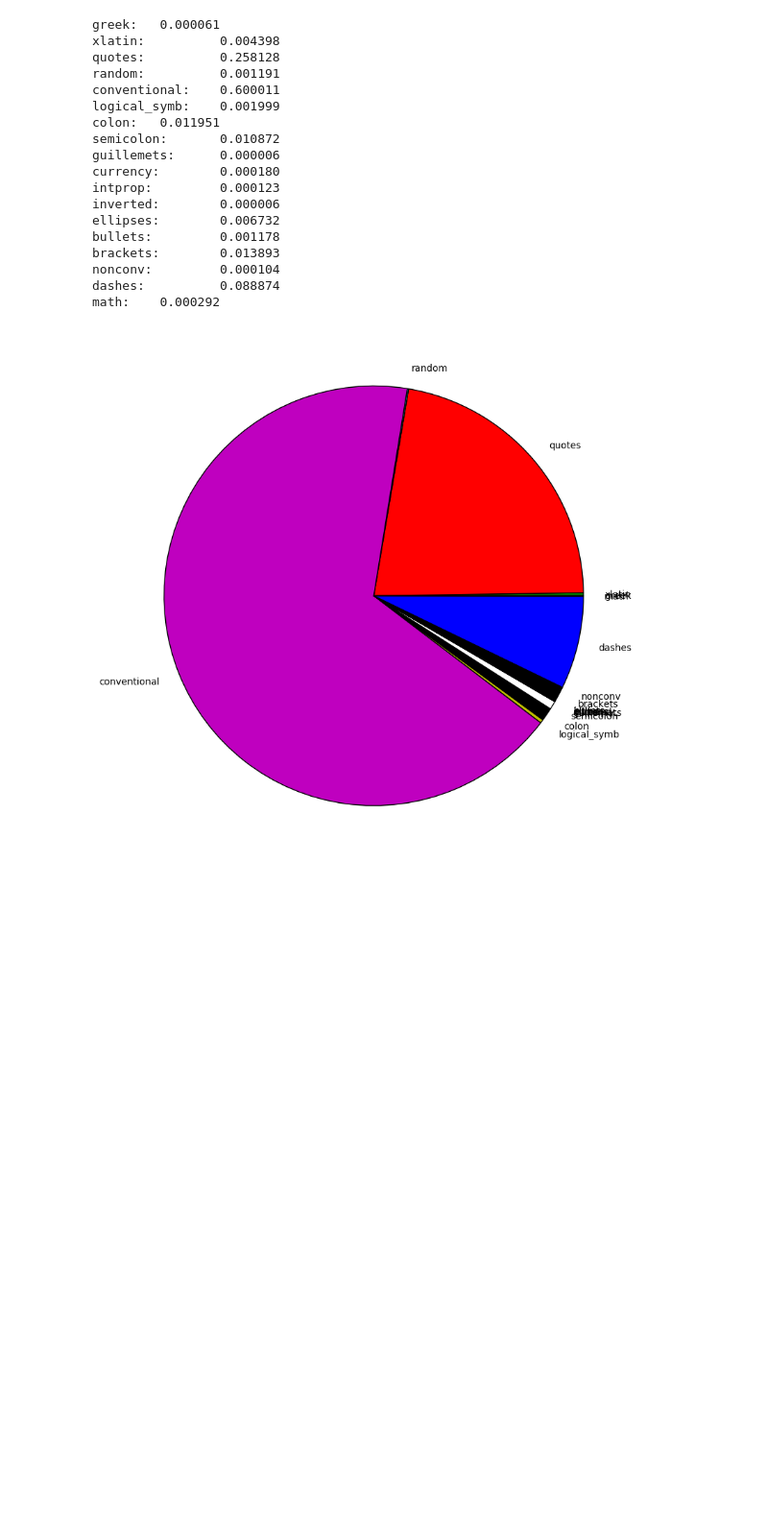
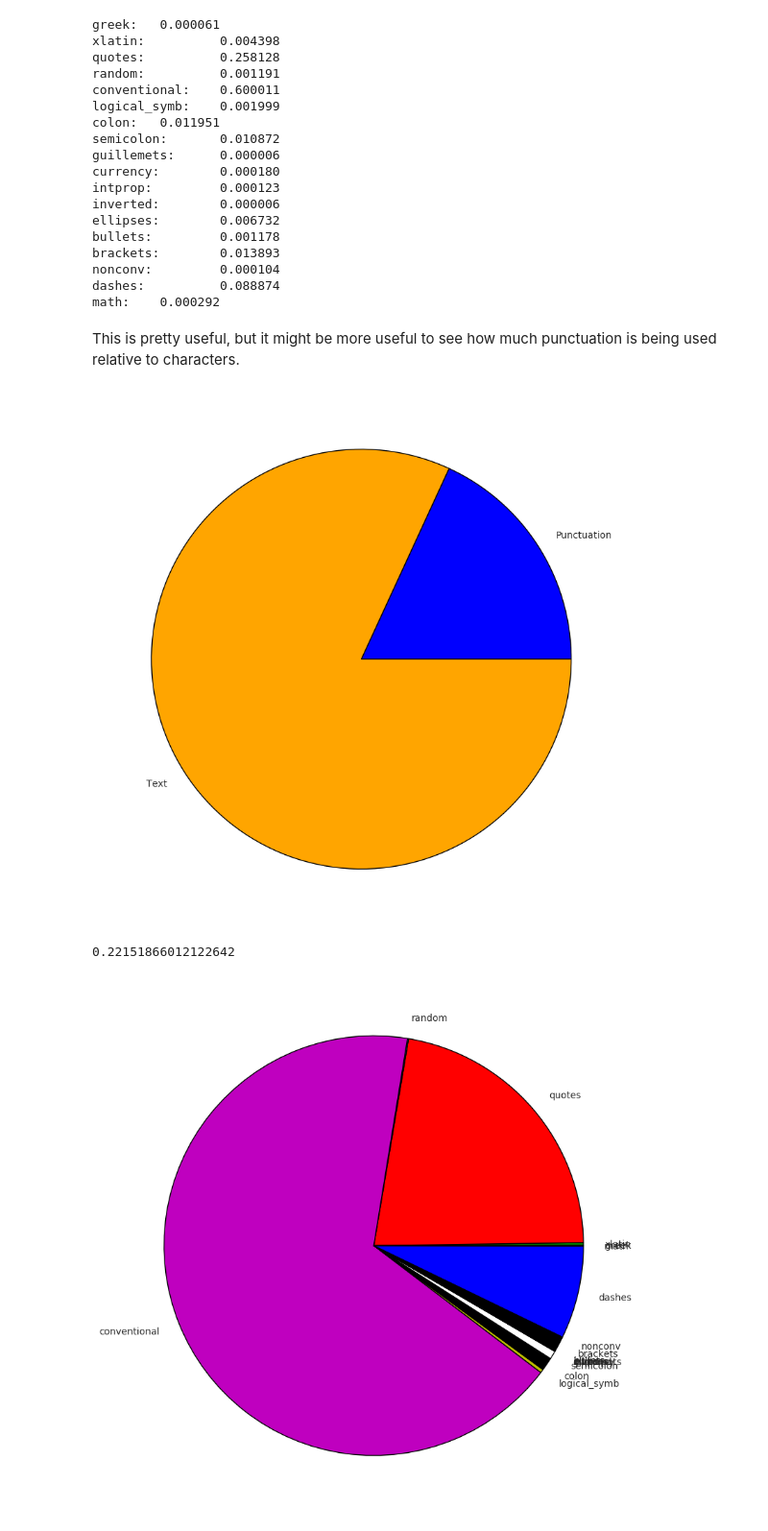
Before and after one commit to oppenheimera/josh_code, a Jupyter notebook: Non-Conventional Punctuation.ipynb, the cells around one changed output. Shown: that part at 96% size. Saved outputs shown, nothing was run; the diff lists cells and outputs as text; code cells hidden in the pictures; blank space fills up the shorter version.

```diff
--- a/Non-Conventional Punctuation.ipynb
+++ b/Non-Conventional Punctuation.ipynb
@@ -2,6 +2,7 @@
 We're going to be counting the occurences of various types of punctuation across the Postmodern and Post 9/11 corpora. As per usual, we will start with Postmodern, then move to Post 9/11, and finally merge.
 # %%
 # these are the imports we'll be using
+%matplotlib inline
 import nltk
 from nltk.tokenize import sent_tokenize
 import glob
@@ -9,6 +10,7 @@ import numpy as np
 import matplotlib.pyplot as plt
 import string
 import book
+plt.style.use('seaborn-white')
 # %%
 # read in all the novels in the postmodern corpus
 postmodern = []
@@ -94,6 +96,21 @@ brackets:        0.013893
 nonconv:         0.000104
 dashes:          0.088874
 math:    0.000292
+# %% [markdown]
+This is pretty useful, but it might be more useful to see how much punctuation is being used relative to characters.
+# %%
+p1 = sum(punct.values())
+p2 = sum([len(n.text) for n in postmodern])
+
+fig = plt.figure(figsize=(10,10))
+ax = fig.add_subplot(111)
+ax.pie([p1,p2], labels=['Punctuation','Text'], colors=['blue','orange'])
+plt.show()
+
+print(p1 / p2)
+# %% [output]
+[figure, added]
+0.22151866012122642
 # %%
 post911 = []
 punct1 = {}
```
Also changed, not shown: parts of 4 cells of this notebook, 2 other files.
